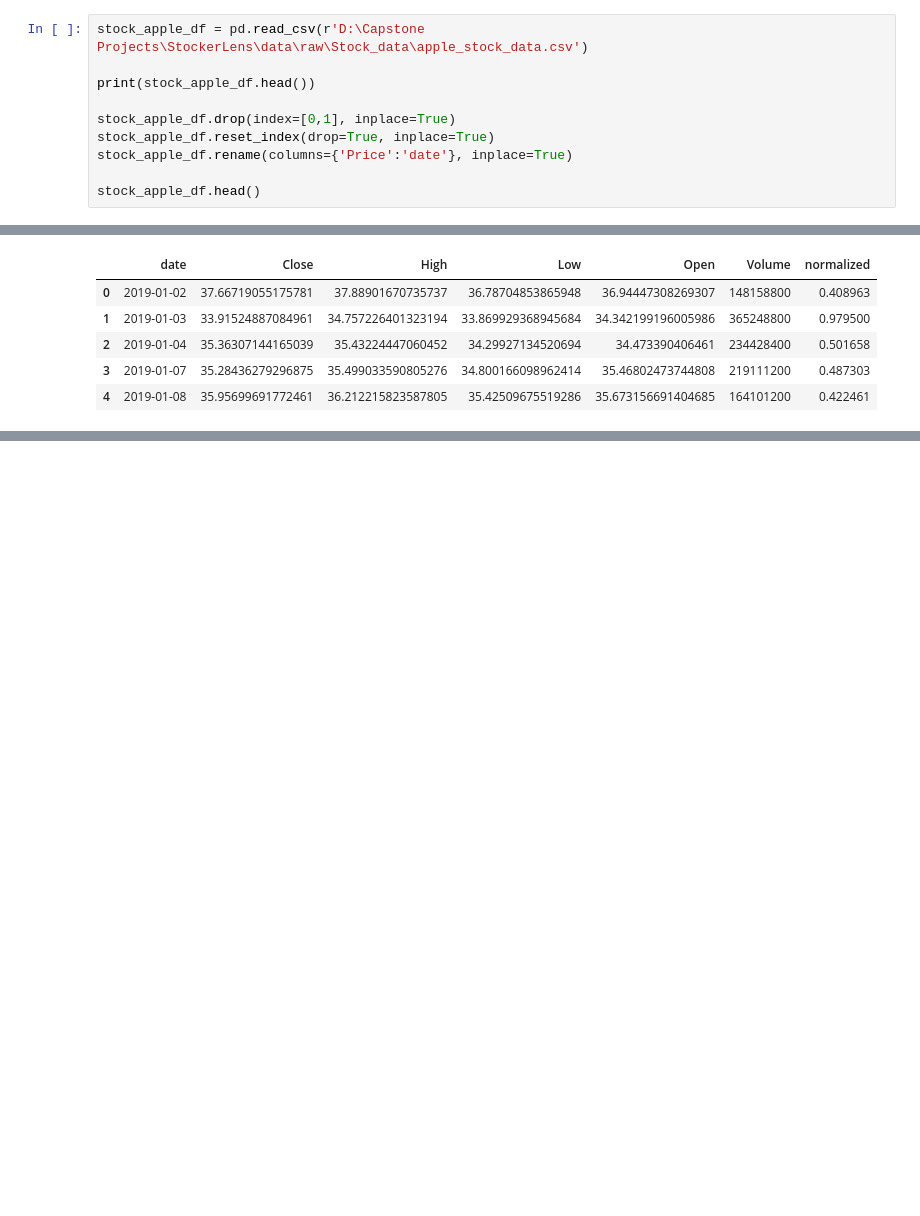
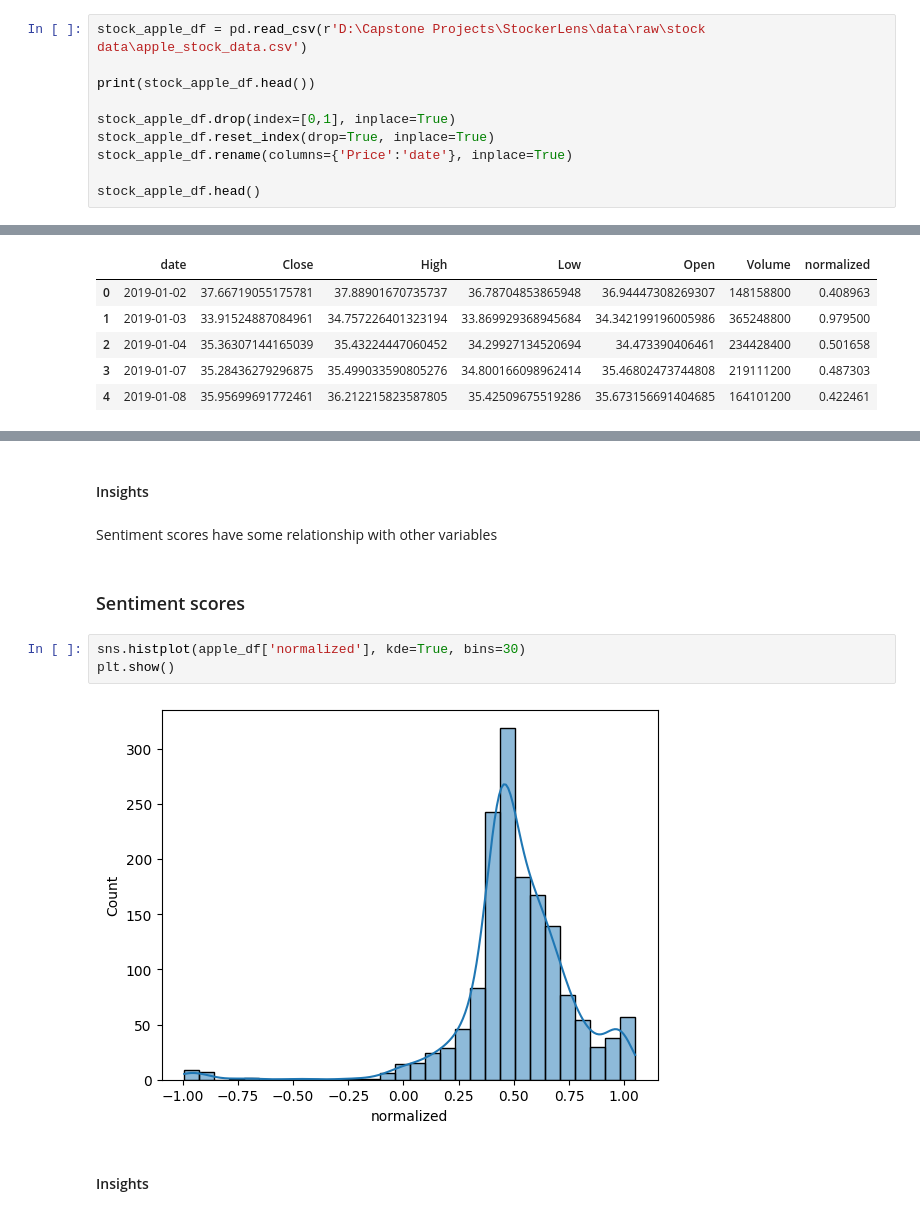
Before and after one commit to Aswin-Cheerngodan/StockerLens, a Jupyter notebook: notebooks/stock_price/EDA.ipynb, the cells around one changed output, grey strips where cells are left out. Drawn from its saved outputs; the diff is of its cells as text; blank space fills up the shorter version.

```diff
--- a/notebooks/stock_price/EDA.ipynb
+++ b/notebooks/stock_price/EDA.ipynb
@@ -9,7 +10,7 @@ import json
 # %% [markdown]
 #### Data Integration
 # %%
-stock_apple_df = pd.read_csv(r'D:\Capstone Projects\StockerLens\data\raw\Stock_data\apple_stock_data.csv')
+stock_apple_df = pd.read_csv(r'D:\Capstone Projects\StockerLens\data\raw\stock data\apple_stock_data.csv')
 
 print(stock_apple_df.head())
 
@@ -204,0 +341,13 @@ microsoft_df.to_csv(r'D:\Capstone Projects\StockerLens\data\interim\microsoft.cs
+# %% [markdown]
+#### Insights
+# %% [markdown]
+Sentiment scores have some relationship with other variables
+# %% [markdown]
+### Sentiment scores
+# %%
+sns.histplot(apple_df['normalized'], kde=True, bins=30)
+plt.show()
+# %% [output]
+[figure, added]
+# %% [markdown]
+#### Insights
```
Also changed, not shown: parts of 31 cells of this notebook, 4 other files.
